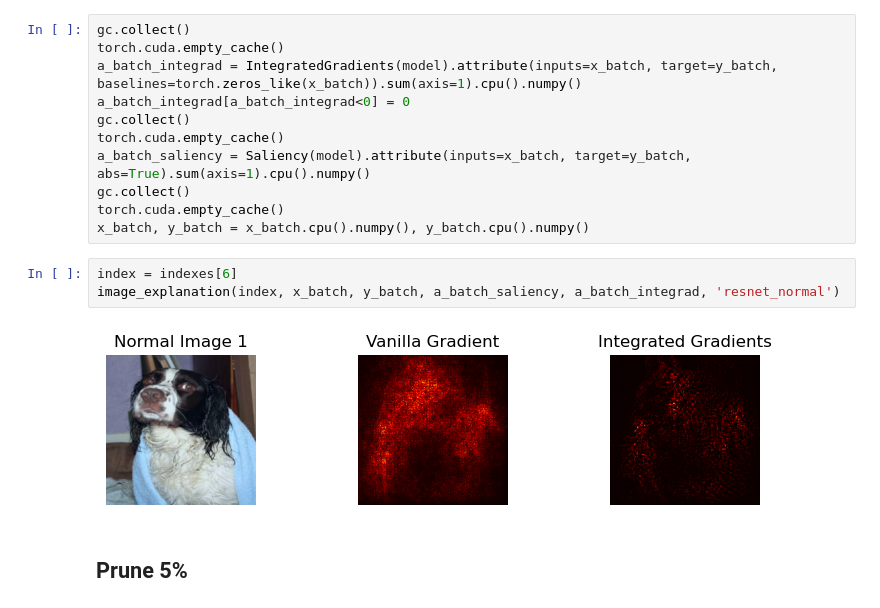
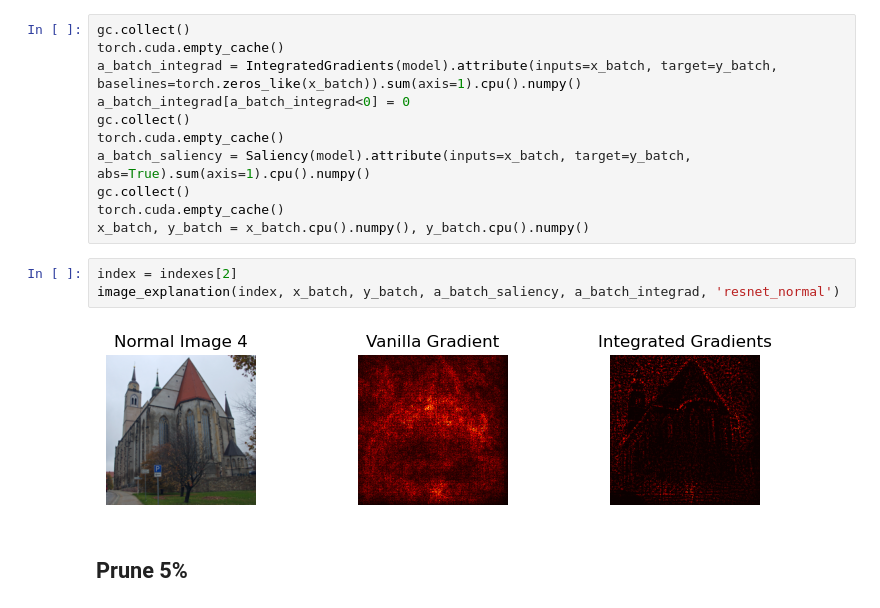
Before and after one commit to sanishsuwal7/NeuripsPruning, a Jupyter notebook: code/saliency.ipynb, the cells around one changed output. Saved outputs shown, nothing was run; the diff lists cells and outputs as text.

```diff
--- a/code/saliency.ipynb
+++ b/code/saliency.ipynb
@@ -131,10 +130,10 @@ gc.collect()
 torch.cuda.empty_cache()
 x_batch, y_batch = x_batch.cpu().numpy(), y_batch.cpu().numpy()
 # %%
-index = indexes[6]
+index = indexes[2]
 image_explanation(index, x_batch, y_batch, a_batch_saliency, a_batch_integrad, 'resnet_normal')
 # %% [output]
-[figure, old version]
+[figure, new version]
 # %% [markdown]
 ## Prune 5%
 # %%
```
Also changed, not shown: parts of 8 cells of this notebook, 32 other files.
